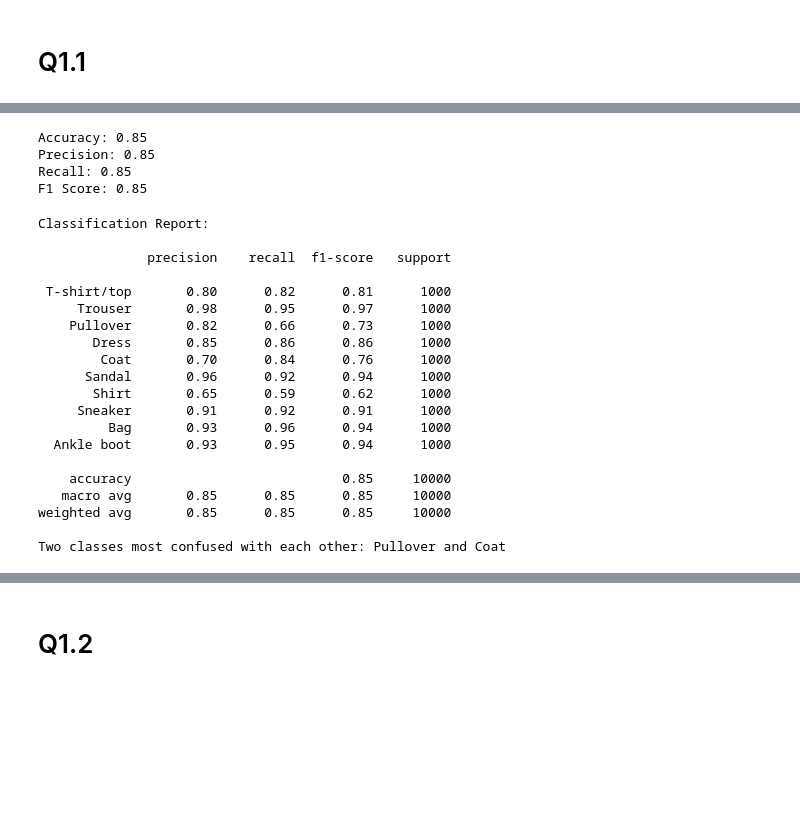
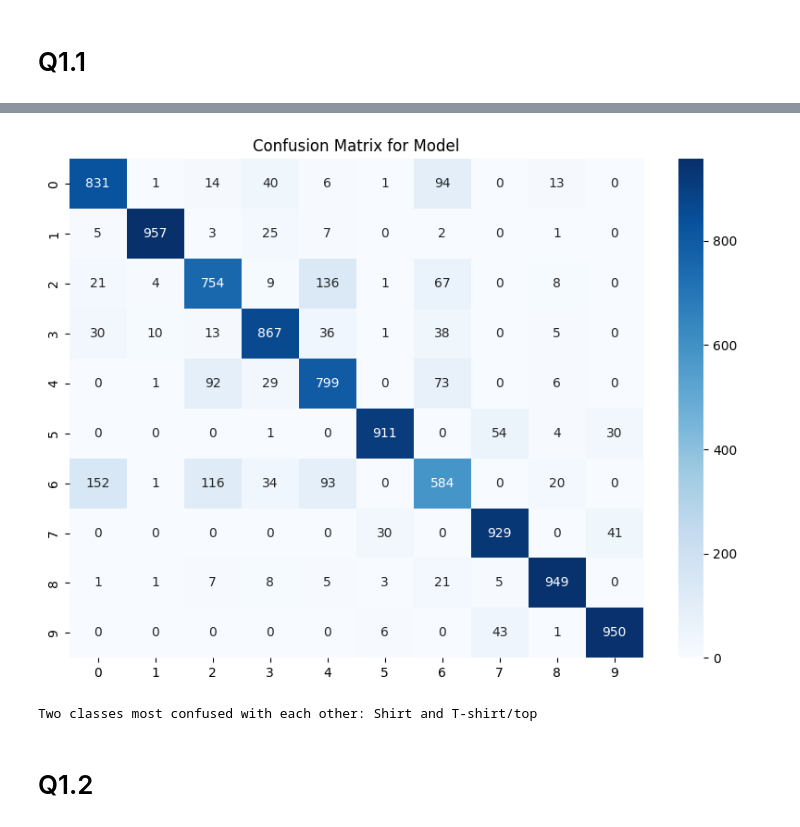
Before and after one commit to MAmin-y/Neural-Networks-and-Deep-Learning-Course-Projects-F2024, a Jupyter notebook: CA1/Q1.ipynb, the cells around one changed output, grey strips where cells are left out. Saved outputs shown, nothing was run; the diff lists cells and outputs as text; code cells hidden in the pictures; blank space fills up the shorter version.

```diff
--- a/CA1/Q1.ipynb
+++ b/CA1/Q1.ipynb
@@ -8,3 +8,6 @@ from sklearn.metrics import confusion_matrix, accuracy_score, precision_score, r
 import matplotlib.pyplot as plt
 import seaborn as sns
 import numpy as np
+# %%
+device = torch.device("cuda" if torch.cuda.is_available() else "cpu")
+print(device)
@@ -11,14 +118,8 @@ import numpy as np
 # %%
-transform = transforms.Compose([
-    transforms.ToTensor(),
-    # transforms.Normalize((0.5,), (0.5,))
-])
+transform = transforms.Compose([transforms.ToTensor(),])
 
 train_dataset = datasets.FashionMNIST(root='./data', train=True, transform=transform, download=True)
 test_dataset = datasets.FashionMNIST(root='./data', train=False, transform=transform, download=True)
-
-train_loader = DataLoader(train_dataset, batch_size=64, shuffle=True)
-test_loader = DataLoader(test_dataset, batch_size=64, shuffle=False)
 # %% [markdown]
 # Q1.1
 # %%
@@ -160,44 +139,7 @@ plt.show()
-# %%
-accuracy = accuracy_score(all_labels, all_preds)
-precision = precision_score(all_labels, all_preds, average='weighted')
-recall = recall_score(all_labels, all_preds, average='weighted')
-f1 = f1_score(all_labels, all_preds, average='weighted')
-
-print(f'Accuracy: {accuracy:.2f}')
-print(f'Precision: {precision:.2f}')
-print(f'Recall: {recall:.2f}')
-print(f'F1 Score: {f1:.2f}')
-# %% [output]
-Accuracy: 0.85
-Precision: 0.85
-Recall: 0.85
-F1 Score: 0.85
-# %%
-print("\nClassification Report:\n")
-print(classification_report(all_labels, all_preds, target_names=train_dataset.classes))
-
-
-conf_matrix[range(len(conf_matrix)), range(len(conf_matrix))] = 0  # Zero out diagonal
-most_confused = np.unravel_index(conf_matrix.argmax(), conf_matrix.shape)
-print(f'Two classes most confused with each other: {train_dataset.classes[most_confused[0]]} and {train_dataset.classes[most_confused[1]]}')
-# %% [output]
-Classification Report:
-
-              precision    recall  f1-score   support
-
- T-shirt/top       0.80      0.82      0.81      1000
-     Trouser       0.98      0.95      0.97      1000
-    Pullover       0.82      0.66      0.73      1000
-       Dress       0.85      0.86      0.86      1000
-        Coat       0.70      0.84      0.76      1000
-      Sandal       0.96      0.92      0.94      1000
-       Shirt       0.65      0.59      0.62      1000
-     Sneaker       0.91      0.92      0.91      1000
-         Bag       0.93      0.96      0.94      1000
-  Ankle boot       0.93      0.95      0.94      1000
-
-    accuracy                           0.85     10000
-   macro avg       0.85      0.85      0.85     10000
-weighted avg       0.85      0.85      0.85     10000
-
-Two classes most confused with each other: Pullover and Coat
+# %%
+model_trainer = ModelTrainer(FashionMNISTNet(), train_dataset, test_dataset, device, learning_rate=0.01, lambda_l2=0.0001, num_epochs=20)
+# %%
+model_trainer.train_manual()
+model_trainer.evaluate()
+model_trainer.plot_confusion_matrix()
+# %% [output]
@@ -204,2 +166,4 @@ Two classes most confused with each other: Pullover and Coat
+[figure, added]
+Two classes most confused with each other: Shirt and T-shirt/top
 # %% [markdown]
 # Q1.2
```
Also changed, not shown: parts of 9 cells of this notebook.
